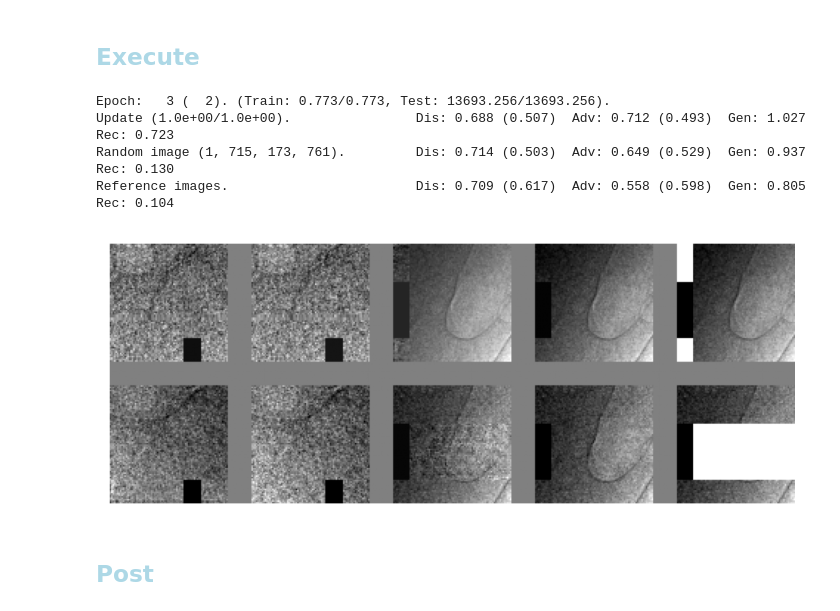
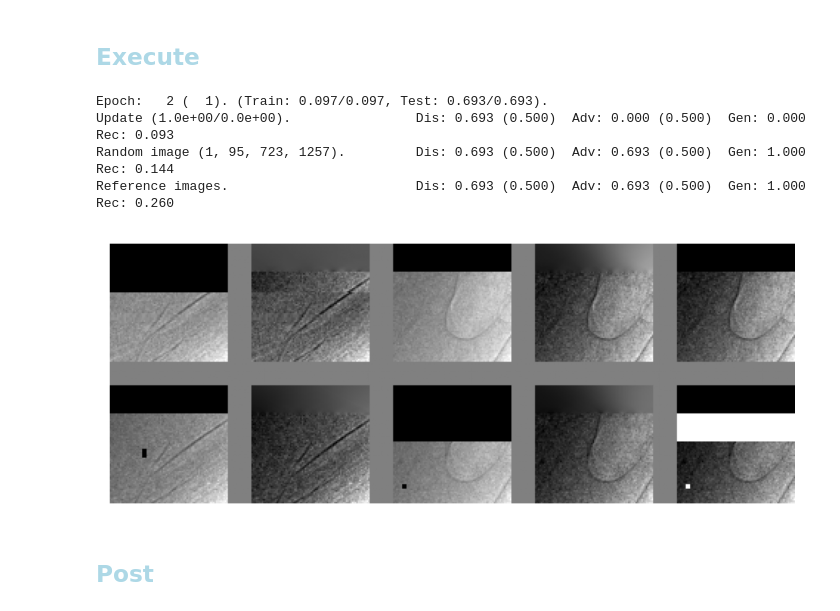
Before and after one commit to antonmx/shiftpatch, a Jupyter notebook: shiftpatch_dj0.ipynb, the cells around one changed output. Cells and saved outputs as stored; diff of their text form; code cells hidden in the pictures.

```diff
--- a/shiftpatch_dj0.ipynb
+++ b/shiftpatch_dj0.ipynb
@@ -30,7 +30,7 @@ sg.TCfg = sg.TCfgClass(
      exec = 0
     ,nofEpochs = None
     ,latentDim = 64
-    ,batchSize = 2**10
+    ,batchSize = 2**6
     ,batchSplit = 2**0
     ,loaderWorkers = 16
     ,labelSmoothFac = 0.1 # For Fake labels (or set to 0.0 for no smoothing).
@@ -238,15 +267,15 @@ sg.scheduler_G = torch.optim.lr_scheduler.StepLR(sg.optimizer_G, 1, gamma=1)
 sg.scheduler_D = torch.optim.lr_scheduler.StepLR(sg.optimizer_D, 1, gamma=1)
 savedCheckPoint = f"checkPoint_{sg.TCfg.exec}"
 sg.epoch, sg.imer, sg.minRecTest, sg.minRecTrain, sg.minTestEpoch, sg.startFrom, sg.resAcc = \
-    sg.restoreCheckpoint(savedCheckPoint+".pth")
+    sg.restoreCheckpoint()#savedCheckPoint+".pth")
 sg.writer = sg.createWriter(sg.TCfg.logDir, True)
 
 sg.scheduler_G.gamma = 1-0.002
 sg.scheduler_D.gamma = 1-0.002
-#sg.optimizer_G.step()
-#torch.optim.lr_scheduler.LambdaLR(sg.optimizer_G, lambda epoch: 0.1).step()
-#sg.optimizer_D.step()
-#torch.optim.lr_scheduler.LambdaLR(sg.optimizer_D, lambda epoch: 0.1).step()
+sg.optimizer_G.step()
+sg.optimizer_D.step()
+torch.optim.lr_scheduler.LambdaLR(sg.optimizer_G, lambda epoch: 0.1).step()
+torch.optim.lr_scheduler.LambdaLR(sg.optimizer_D, lambda epoch: 0.1).step()
 
 #sg.startFrom = 0
 #sg.epoch, sg.imer, sg.minGEpoch, sg.minGdLoss, sg.startFrom = 0, 0, 0, 1, 0
@@ -285,55 +313,65 @@ sg.freeGPUmem()
 
 #sg.minRecTest, sg.minRecTrain = 1, 1
 sg.ADV_DIF = 1 # 0.008108
-sg.trainCyclesGen = 1
+sg.trainCyclesGen = 0
 sg.trainCyclesDis = 1
-#sg.skipThreshold = 0
+sg.generator.inmask = 0
+sg.skipThreshold = 0
 
 def adjustScheduler(scheduler, iniLr, target) :
     if scheduler is None :
         return ""
     gamma = scheduler.gamma
     curLR = scheduler.get_last_lr()[0] / iniLr
     if gamma < 1 and curLR > target \
     or gamma > 1 and curLR < target :
         scheduler.step()
     return f"LR : {curLR:.2e}. "
 
-
-def my_beforeReport(_) :
+import os
+def my_beforeReport(sglocals) :
     message = ""
+    if os.path.isfile("prime_0_dis.pt") :
+        message += f" inmask : {sg.generator.inmask:.3e}."
+        sg.generator.inmask = min(1, sg.generator.inmask+0.001)
+        with open(f"message_{sg.TCfg.exec}.txt", 'a') as file:
+            file.write(message + "\n")
+        print(message)
+    elif abs(sglocals['updAcc'].predReal - sglocals['updAcc'].predFake) > 0.1
+        sg.saveModels("prime_0")
+        #sg.trainCyclesGen = 1
+    return
+    message += f" inmask : {sg.generator.inmask:.3e}."
+    sg.generator.inmask = min(1, sg.generator.inmask+0.01)
     #message += "G" + adjustScheduler(sg.scheduler_G, sg.TCfg.learningRateG, 0.1)
     #message += "D" + adjustScheduler(sg.scheduler_D, sg.TCfg.learningRateD, 0.1)
-    message += f" ADV/DIF : {sg.ADV_DIF:.3e}."
-    sg.ADV_DIF = max(2e-6, sg.ADV_DIF-1e-8)
+    #message += f" ADV/DIF : {sg.ADV_DIF:.3e}."
+    #sg.ADV_DIF = max(2e-6, sg.ADV_DIF-1e-8)
 #    message += f" Ampl : {sg.generator.amplitude:.3f}."
 #    sg.generator.amplitude = min(1, sg.generator.amplitude * (1+5e-3) )
-    with open(f"message_{sg.TCfg.exec}.txt", 'a') as file:
-        file.write(message + "\n")
-    print(message)
     return
-#sg.beforeReport = my_beforeReport
+sg.beforeReport = my_beforeReport
+
 
 #sg.TCfg.loaderWorkers = 0 # for debug single threaded
 try :
     sg.train(savedCheckPoint)
 except :
     #del sg.dataLoader
     #del sg.testLoaderrelo
     sg.freeGPUmem()
     1/10 # to release Jupyuter memory in the next step
     sg.epoch -= 1
     raise
 
 # from scratch
 # ADV_DIFF = 1, LR = 0.1
-# Batch 2**8 => 2**10 (e3)
 # %% [output]
-Epoch:   3 (  2). (Train: 0.773/0.773, Test: 13693.256/13693.256).
-Update (1.0e+00/1.0e+00).                Dis: 0.688 (0.507)  Adv: 0.712 (0.493)  Gen: 1.027  Rec: 0.723
-Random image (1, 715, 173, 761).         Dis: 0.714 (0.503)  Adv: 0.649 (0.529)  Gen: 0.937  Rec: 0.130
-Reference images.                        Dis: 0.709 (0.617)  Adv: 0.558 (0.598)  Gen: 0.805  Rec: 0.104
+Epoch:   2 (  1). (Train: 0.097/0.097, Test: 0.693/0.693).
+Update (1.0e+00/0.0e+00).                Dis: 0.693 (0.500)  Adv: 0.000 (0.500)  Gen: 0.000  Rec: 0.093
+Random image (1, 95, 723, 1257).         Dis: 0.693 (0.500)  Adv: 0.693 (0.500)  Gen: 1.000  Rec: 0.144
+Reference images.                        Dis: 0.693 (0.500)  Adv: 0.693 (0.500)  Gen: 1.000  Rec: 0.260
-[figure, old version]
+[figure, new version]
 # %% [markdown]
 ## <font style="color:lightblue">Post</font>
 # %%
```
Also changed, not shown: parts of 5 cells of this notebook, 2 other files.
